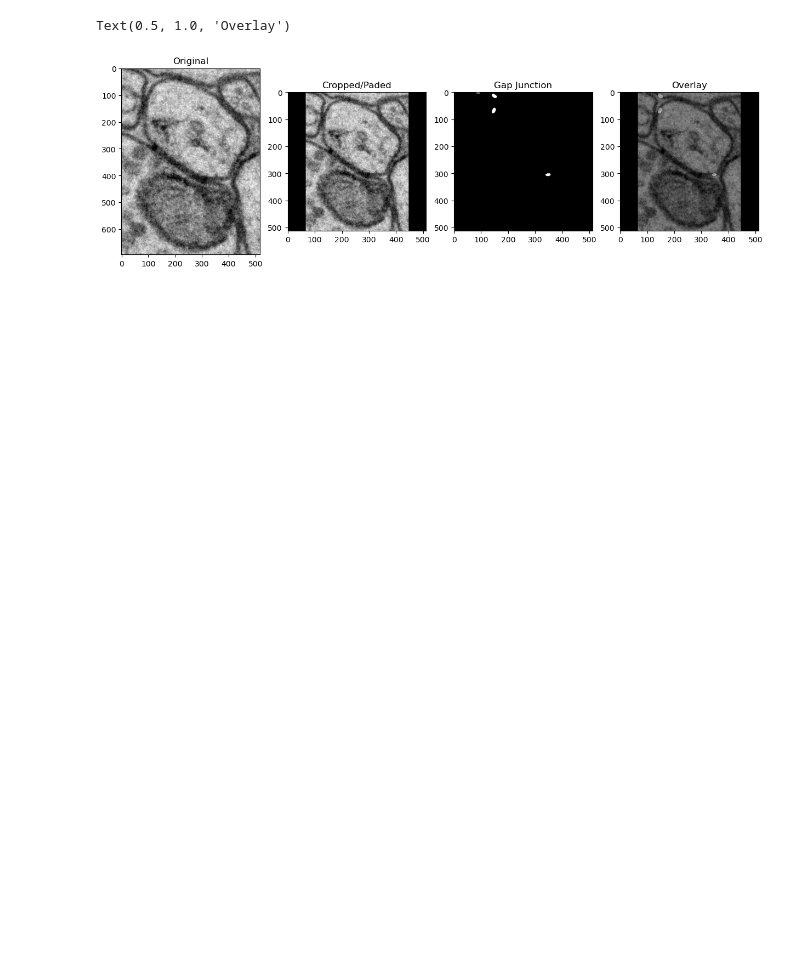
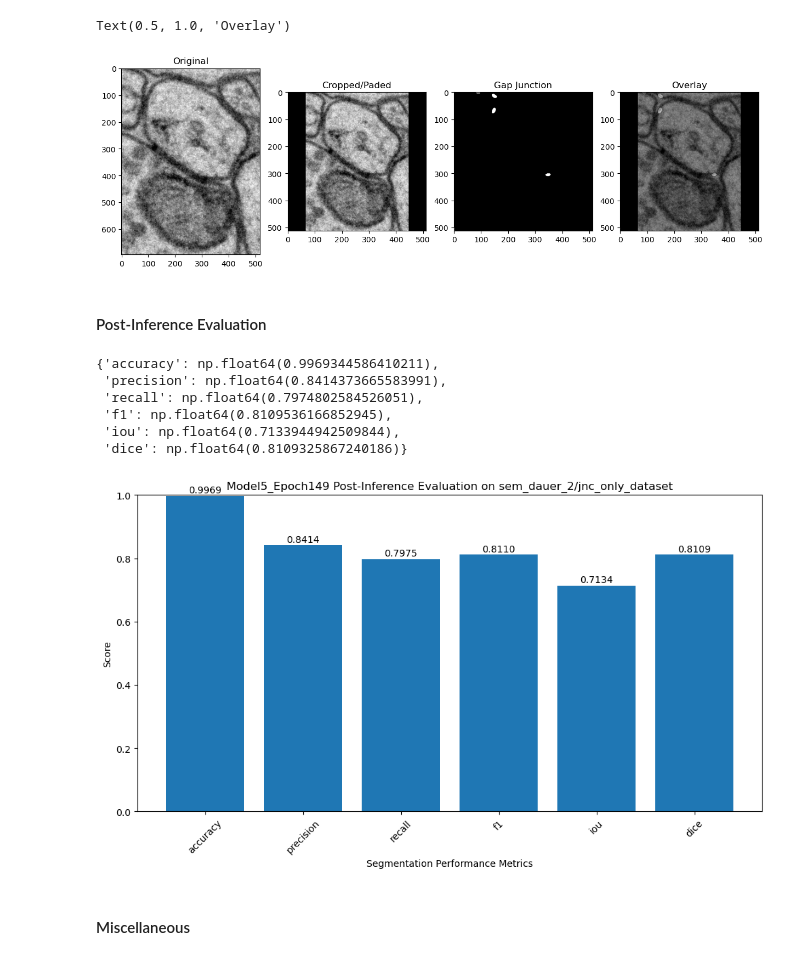
Before and after one commit to Tommytang111/gap-junction-segmentation, a Jupyter notebook: test.ipynb, the cells around one changed output. Cells and saved outputs as stored; diff of their text form; code cells hidden in the pictures; blank space fills up the shorter version.

```diff
--- a/test.ipynb
+++ b/test.ipynb
@@ -10,11 +12,11 @@ import random
 #Important Paths
 model_dir = "/mnt/d/mishaal_to_move/2d_gd_mem_run1/model5_epoch149.pk1" #Model
 output_dir = "/home/tommytang111/results" #Output
-dataset_dir = "/home/tommytang111/test"
-#"/mnt/e/Mishaal/sem_dauer_2/jnc_only_dataset_test/imgs" #Data
-#Data (sorted because naming convention is typically dataset, section, coordinates. Example: SEM_Dauer_2_image_export_s000 -> 001)
-imgs = [i for i in sorted(os.listdir(dataset_dir)) if "DS" not in i]
-#labels = [i for i in sorted(os.listdir(dataset_dir)) if "DS" not in i] #Necessary only for evaluation
+dataset_dir = "/mnt/e/Mishaal/sem_dauer_2/jnc_only_dataset_test" #Data
+
+#Data and Labels (sorted because naming convention is typically dataset, section, coordinates. Example: SEM_Dauer_2_image_export_s000 -> 001)
+imgs = [i for i in sorted(os.listdir(Path(dataset_dir) / "imgs"))]
+labels = [i for i in sorted(os.listdir(Path(dataset_dir) / "gts"))]
 # %% [markdown]
 #### Load model
 # %%
@@ -65,7 +67,7 @@ with torch.no_grad():
             #Convert tensor to binary mask using Sigmoid activation first
             gj_pred = (nn.Sigmoid()(batch_pred[i]) >= 0.5)
             gj_pred = gj_pred.squeeze(0).detach().cpu().numpy().astype("uint8")
-            save_name = Path(output_dir) / re.sub(r'.png$', r'_pred.png', imgs[img_num])
+            save_name = Path(output_dir) / re.sub(r'.png.png$', r'_pred.png.png', imgs[img_num])
             cv2.imwrite(save_name, gj_pred * 255) #All values either black:0 or white:255
             img_num += 1
 # %% [markdown]
@@ -111,3 +92,14 @@ ax[3].set_title('Overlay')
 # %% [output]
 Text(0.5, 1.0, 'Overlay')
 [figure]
+# %% [markdown]
+#### Post-Inference Evaluation
+# %%
+#Create results dictionary
+results = {'accuracy': [],
+           'precision': [],
+           'recall': [],
+           'f1': [],
+           'iou': [],
+           'dice': []
+}
@@ -113,0 +140,30 @@ Text(0.5, 1.0, 'Overlay')
+# %%
+#Calculate averages
+for key in results:
+    results[key] = np.mean(results[key])
+
+plt.figure(figsize=(10,6))
+# %% [output]
+{'accuracy': np.float64(0.9969344586410211),
+ 'precision': np.float64(0.8414373665583991),
+ 'recall': np.float64(0.7974802584526051),
+ 'f1': np.float64(0.8109536166852945),
+ 'iou': np.float64(0.7133944942509844),
+ 'dice': np.float64(0.8109325867240186)}
+# %%
+#Plot bar chart of evaluation results
+plt.figure(figsize=(10,6))
+plt.title('Model5_Epoch149 Post-Inference Evaluation on sem_dauer_2/jnc_only_dataset')
+plt.bar(results.keys(), results.values())
+plt.ylim(0,1)
+plt.xlabel('Segmentation Performance Metrics')
+plt.ylabel('Score')
+plt.xticks(rotation=45)
+for i, v in enumerate(results.values()):
+    plt.text(i, v + 0.01, f"{v:.4f}", ha='center')
+plt.tight_layout()
+plt.show()
+# %% [output]
+[figure, added]
+# %% [markdown]
+#### Miscellaneous
```
Also changed, not shown: parts of 5 cells of this notebook, 1 other file.
